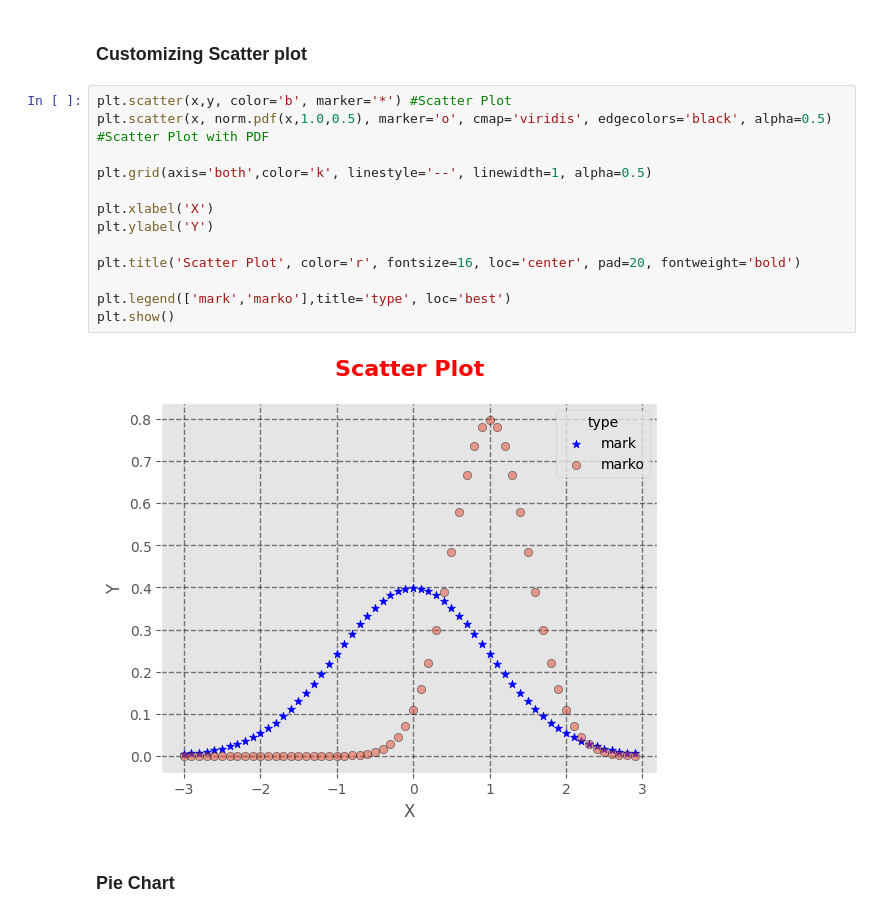
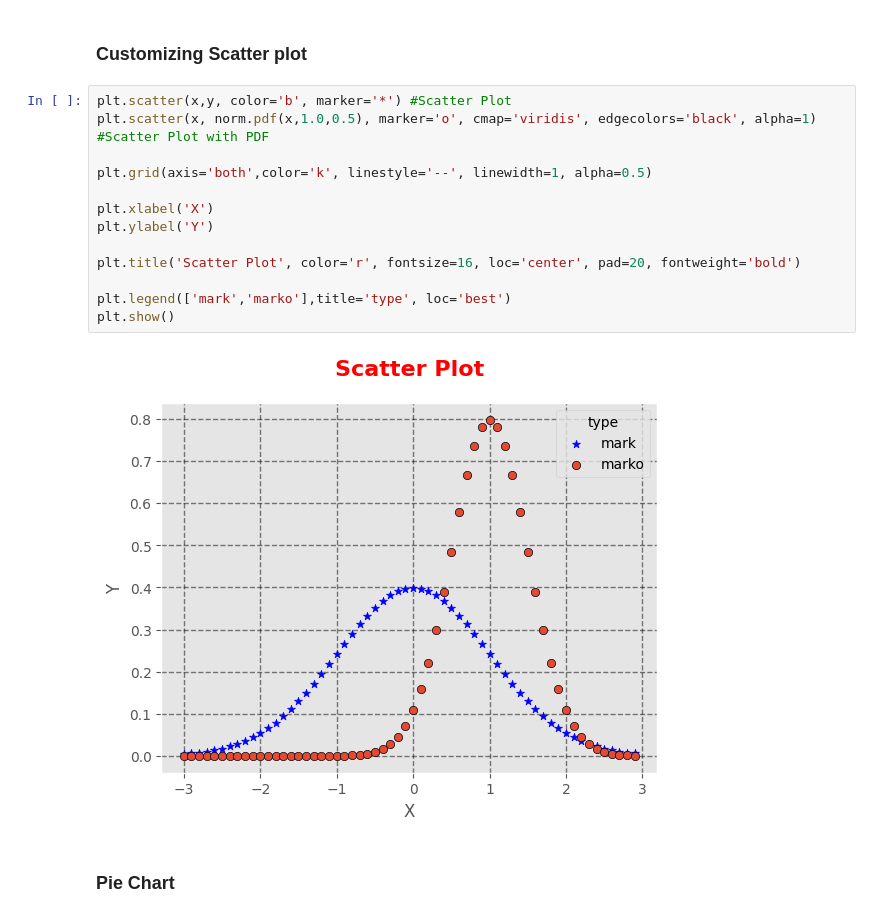
Before and after one commit to 1sumer/Python, a Jupyter notebook: Visualization/Matplotlib.ipynb, the cells around one changed output. Saved outputs shown, nothing was run; the diff lists cells and outputs as text.

```diff
--- a/Visualization/Matplotlib.ipynb
+++ b/Visualization/Matplotlib.ipynb
@@ -174,19 +174,19 @@ plt.show()
 ### **Customizing Scatter plot**
 # %%
 plt.scatter(x,y, color='b', marker='*') #Scatter Plot
-plt.scatter(x, norm.pdf(x,1.0,0.5), marker='o', cmap='viridis', edgecolors='black', alpha=0.5) #Scatter Plot with PDF
+plt.scatter(x, norm.pdf(x,1.0,0.5), marker='o', cmap='viridis', edgecolors='black', alpha=1) #Scatter Plot with PDF
 
 plt.grid(axis='both',color='k', linestyle='--', linewidth=1, alpha=0.5)
 
 plt.xlabel('X')
 plt.ylabel('Y')
 
 plt.title('Scatter Plot', color='r', fontsize=16, loc='center', pad=20, fontweight='bold')
 
 plt.legend(['mark','marko'],title='type', loc='best')
 plt.show()
 # %% [output]
-[figure, old version]
+[figure, new version]
 # %% [markdown]
 ### **Pie Chart**
 # %%
```
Also changed, not shown: parts of 9 cells of this notebook, 4 other files.
